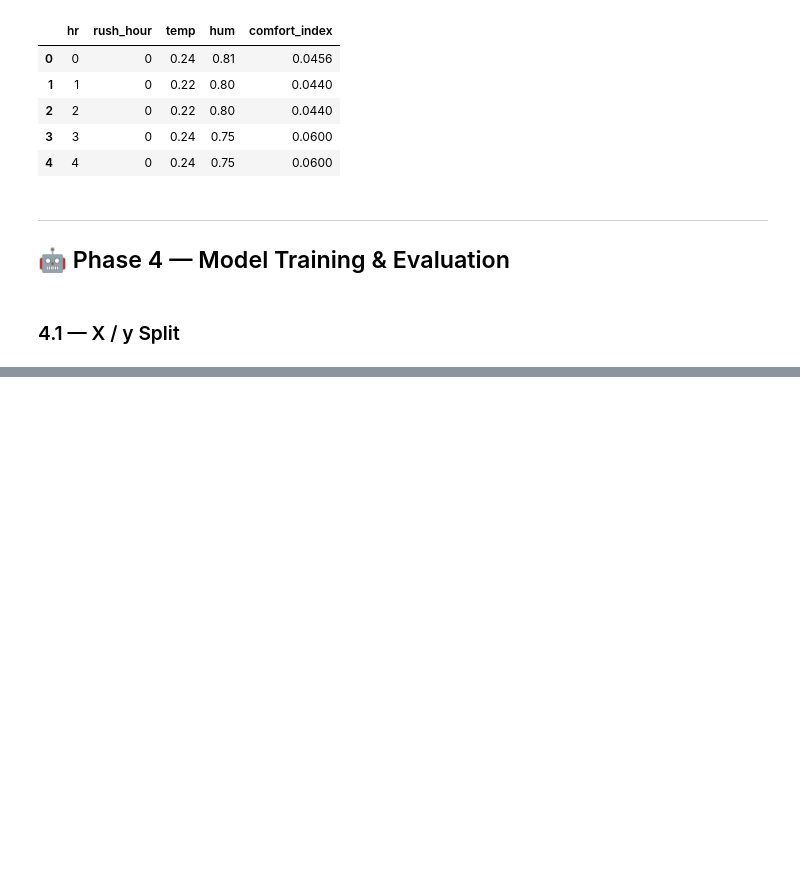
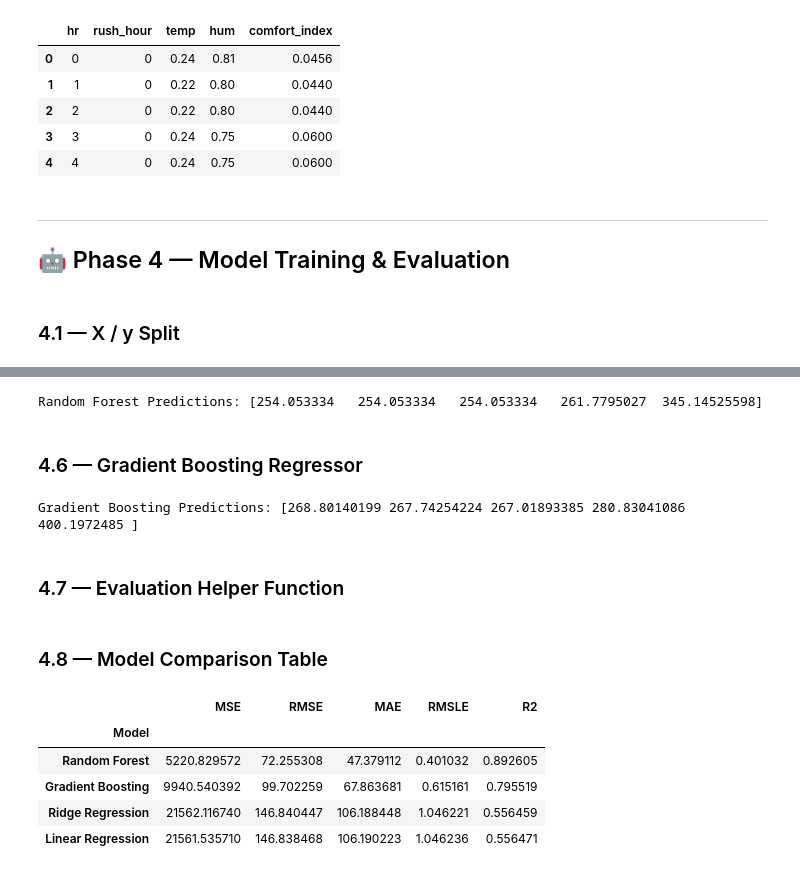
Before and after one commit to sufyan1105/Bike-sharing-demand-prediction, a Jupyter notebook: 03_bike_sharing_demand_predictor.ipynb, the cells around one changed output, grey strips where cells are left out. Saved outputs shown, nothing was run; the diff lists cells and outputs as text; code cells hidden in the pictures; blank space fills up the shorter version.

```diff
--- a/03_bike_sharing_demand_predictor.ipynb
+++ b/03_bike_sharing_demand_predictor.ipynb
@@ -696,0 +412,18 @@ If a question is hard to answer, the fix is usually a plot you skipped — not a
+# %%
+rf_model = RandomForestRegressor(n_estimators=100, max_depth=10, random_state=42)
+rf_model.fit(X_train, y_train)
+rf_preds = rf_model.predict(X_test)
+print("Random Forest Predictions:", rf_preds[:5])
+# %% [output]
+Random Forest Predictions: [254.053334   254.053334   254.053334   261.7795027  345.14525598]
+# %% [markdown]
+### 4.6 — Gradient Boosting Regressor
+# %%
+gb_model = GradientBoostingRegressor(n_estimators=200, learning_rate=0.05, max_depth=4, random_state=42)
+gb_model.fit(X_train, y_train)
+gb_preds = gb_model.predict(X_test)
+print("Gradient Boosting Predictions:", gb_preds[:5])
+# %% [output]
+Gradient Boosting Predictions: [268.80140199 267.74254224 267.01893385 280.83041086 400.1972485 ]
+# %% [markdown]
+### 4.7 — Evaluation Helper Function
@@ -696,0 +463,12 @@ If a question is hard to answer, the fix is usually a plot you skipped — not a
+# %% [markdown]
+### 4.8 — Model Comparison Table
+# %%
+df_results = pd.DataFrame(results).set_index("Model").sort_values("RMSLE", ascending=True)
+df_results
+# %% [output]
+|  | MSE | RMSE | MAE | RMSLE | R2 |
+| Model |  |  |  |  |  |
+| Random Forest | 5220.829572 | 72.255308 | 47.379112 | 0.401032 | 0.892605 |
+| Gradient Boosting | 9940.540392 | 99.702259 | 67.863681 | 0.615161 | 0.795519 |
+| Ridge Regression | 21562.116740 | 146.840447 | 106.188448 | 1.046221 | 0.556459 |
+| Linear Regression | 21561.535710 | 146.838468 | 106.190223 | 1.046236 | 0.556471 |
```
Also changed, not shown: parts of 46 cells of this notebook.
